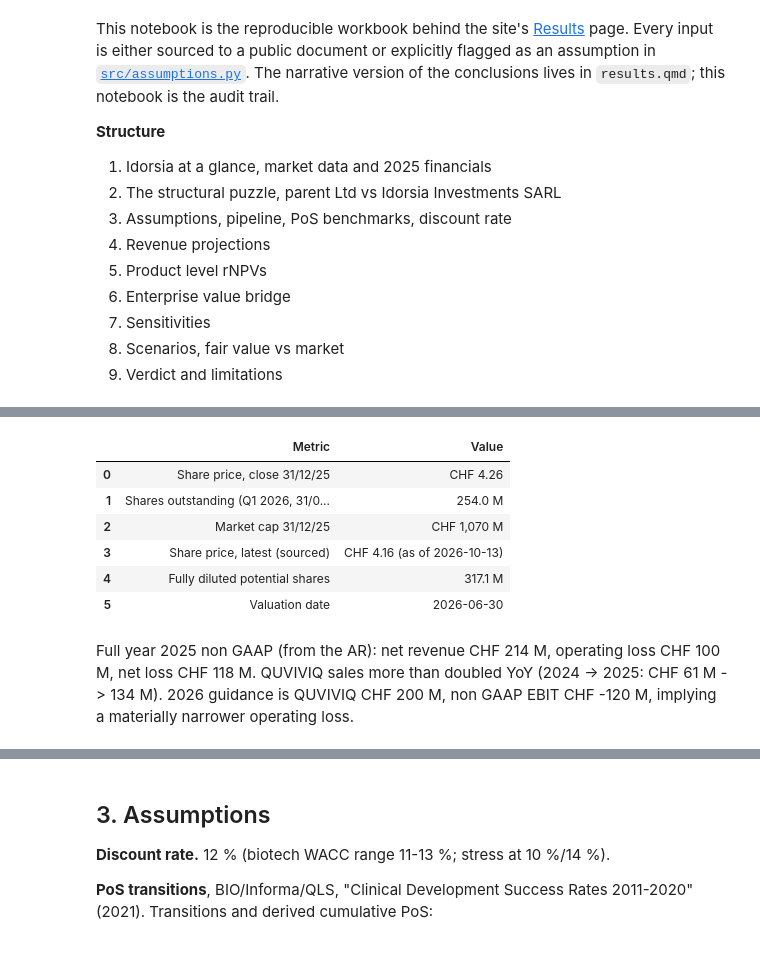
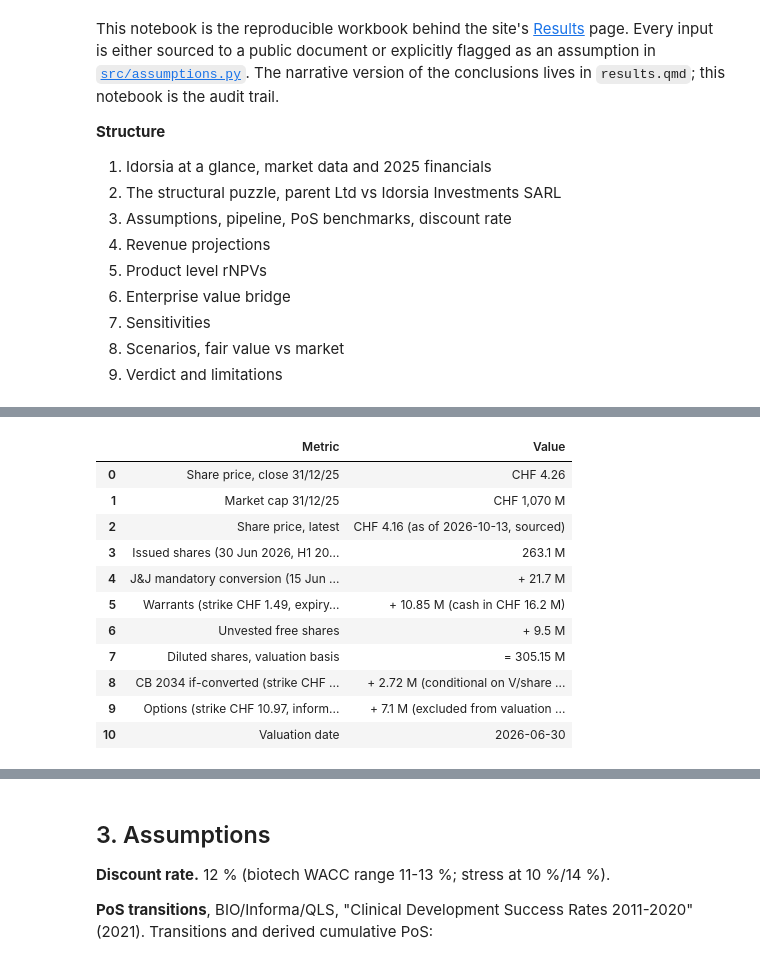
Before and after one commit to DimitriPr/rnpv-idorsia-valuation, a Jupyter notebook: notebooks/analysis.ipynb, the cells around one changed output, grey strips where cells are left out. Saved outputs shown, nothing was run; the diff lists cells and outputs as text; code cells hidden in the pictures.

```diff
--- a/notebooks/analysis.ipynb
+++ b/notebooks/analysis.ipynb
@@ -52,33 +53,43 @@ Market and share data as of 31 Dec 2025:
-# %%
-snapshot = pd.DataFrame({
-    "Metric": [
-        "Share price, close 31/12/25",
-        "Shares outstanding (Q1 2026, 31/03/26)",
-        "Market cap 31/12/25",
-        f"Share price, latest ({A.SHARE_PRICE_STATUS})",
-        "Fully diluted potential shares",
-        "Valuation date",
-    ],
-    "Value": [
-        f"CHF {A.SHARE_PRICE_YE2025_CHF:.2f}",
-        f"{A.SHARES_OUTSTANDING_M:.1f} M",
-        f"CHF {A.MARKET_CAP_YE2025_CHF_M:,.0f} M",
-        f"CHF {A.SHARE_PRICE_CURRENT_CHF:.2f}  (as of {A.SHARE_PRICE_CURRENT_AS_OF})",
-        f"{A.POTENTIAL_SHARES_FULLY_DILUTED_M:.1f} M",
-        A.VALUATION_DATE,
-    ],
-})
-snapshot
-# %% [output]
-|  | Metric | Value |
-| 0 | Share price, close 31/12/25 | CHF 4.26 |
-| 1 | Shares outstanding (Q1 2026, 31/0... | 254.0 M |
-| 2 | Market cap 31/12/25 | CHF 1,070 M |
-| 3 | Share price, latest (sourced) | CHF 4.16 (as of 2026-10-13) |
-| 4 | Fully diluted potential shares | 317.1 M |
-| 5 | Valuation date | 2026-06-30 |
-# %% [markdown]
-Full year 2025 non GAAP (from the AR): net revenue CHF 214 M, operating
-loss CHF 100 M, net loss CHF 118 M. QUVIVIQ sales more than doubled YoY
-(2024 -> 2025: CHF 61 M -> 134 M). 2026 guidance is QUVIVIQ CHF 200 M,
-non GAAP EBIT CHF -120 M, implying a materially narrower operating loss.
+# %%
+snapshot = pd.DataFrame({
+    "Metric": [
+        "Share price, close 31/12/25",
+        "Market cap 31/12/25",
+        "Share price, latest",
+        "Issued shares (30 Jun 2026, H1 2026 Report p.12)",
+        "J&J mandatory conversion (15 Jun 2027)",
+        "Warrants (strike CHF 1.49, expiry Jun 2027)",
+        "Unvested free shares",
+        "Diluted shares, valuation basis",
+        "CB 2034 if-converted (strike CHF 6.00)",
+        "Options (strike CHF 10.97, informational)",
+        "Valuation date",
+    ],
+    "Value": [
+        f"CHF {A.SHARE_PRICE_YE2025_CHF:.2f}",
+        f"CHF {A.MARKET_CAP_YE2025_CHF_M:,.0f} M",
+        f"CHF {A.SHARE_PRICE_CURRENT_CHF:.2f}  (as of {A.SHARE_PRICE_CURRENT_AS_OF}, {A.SHARE_PRICE_STATUS})",
+        f"{A.SHARES_ISSUED_M:.1f} M",
+        f"+ {A.SHARES_JJ_CONVERSION_M:.1f} M",
+        f"+ {A.SHARES_WARRANTS_M:.2f} M (cash in CHF {A.SHARES_WARRANTS_CASH_IN_CHF_M:.1f} M)",
+        f"+ {A.SHARES_UNVESTED_FREE_M:.1f} M",
+        f"= {A.SHARES_ISSUED_M + A.SHARES_JJ_CONVERSION_M + A.SHARES_WARRANTS_M + A.SHARES_UNVESTED_FREE_M:.2f} M",
+        f"+ {A.SHARES_CB_2034_IFCONVERTED_M:.2f} M (conditional on V/share > 6.00)",
+        f"+ {A.SHARES_OPTIONS_M:.1f} M (excluded from valuation denominator)",
+        A.VALUATION_DATE,
+    ],
+})
+snapshot
+# %% [output]
+|  | Metric | Value |
+| 0 | Share price, close 31/12/25 | CHF 4.26 |
+| 1 | Market cap 31/12/25 | CHF 1,070 M |
+| 2 | Share price, latest | CHF 4.16 (as of 2026-10-13, sourced) |
+| 3 | Issued shares (30 Jun 2026, H1 20... | 263.1 M |
+| 4 | J&J mandatory conversion (15 Jun ... | + 21.7 M |
+| 5 | Warrants (strike CHF 1.49, expiry... | + 10.85 M (cash in CHF 16.2 M) |
+| 6 | Unvested free shares | + 9.5 M |
+| 7 | Diluted shares, valuation basis | = 305.15 M |
+| 8 | CB 2034 if-converted (strike CHF ... | + 2.72 M (conditional on V/share ... |
+| 9 | Options (strike CHF 10.97, inform... | + 7.1 M (excluded from valuation ... |
+| 10 | Valuation date | 2026-06-30 |
```
Also changed, not shown: parts of 24 cells of this notebook, 13 other files.
